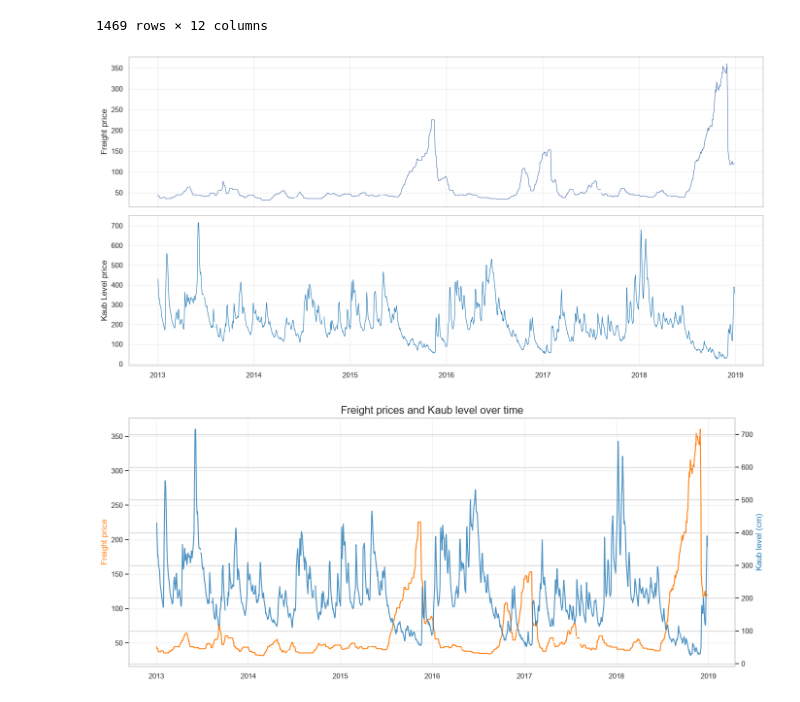
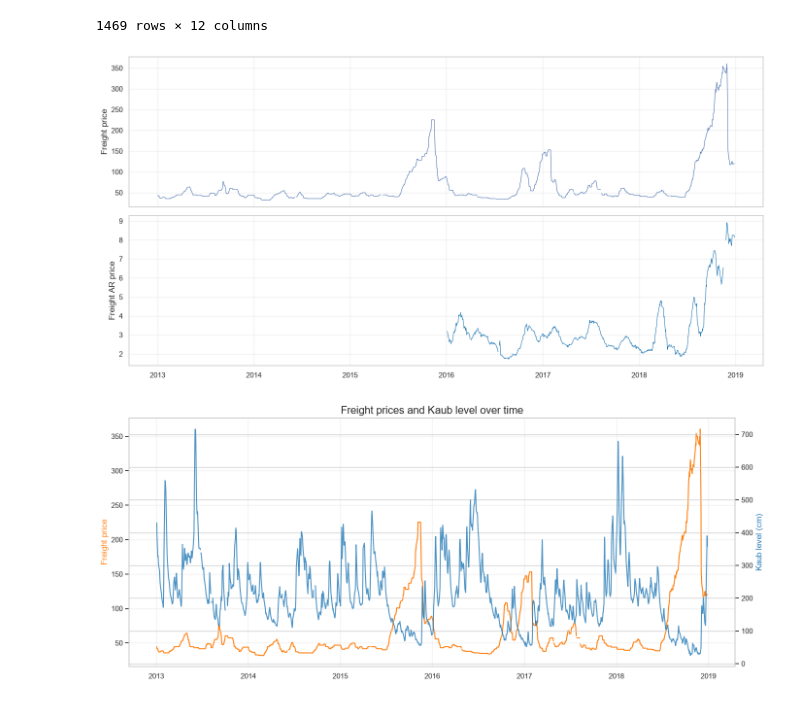
Before and after one commit to pejoCloser/Freight_Challenge, a Jupyter notebook: notebooks/01_EDA.ipynb, the cells around one changed output. Cells and saved outputs as stored; diff of their text form; code cells hidden in the pictures.

```diff
--- a/notebooks/01_EDA.ipynb
+++ b/notebooks/01_EDA.ipynb
@@ -232,23 +232,23 @@ df_freight
 # %%
 fig, ax = plt.subplots(2, 1, figsize=(14, 7), sharex=True)
 
 ax[0].plot(df_freight.index, df_freight["Freight"], lw=0.8)
 ax[0].set_ylabel("Freight price")
 
-ax[1].plot(df_freight.index, df_freight["Kaub_level"], lw=0.8, color="tab:blue")
-ax[1].set_ylabel("Kaub Level price")
+ax[1].plot(df_freight.index, df_freight["freight_ar"], lw=0.8, color="tab:blue")
+ax[1].set_ylabel("Freight AR price")
 
 
 
 for a in ax:
     a.grid(alpha=0.3)
 
 ax[1].xaxis.set_major_locator(mdates.YearLocator())
 ax[1].xaxis.set_major_formatter(mdates.DateFormatter("%Y"))
 plt.tight_layout()
 plt.show()
 # %% [output]
-[figure, old version]
+[figure, new version]
 # %%
 plt.figure(figsize=(14, 6))
 
```
Also changed, not shown: parts of 4 cells of this notebook, 2 other files.
